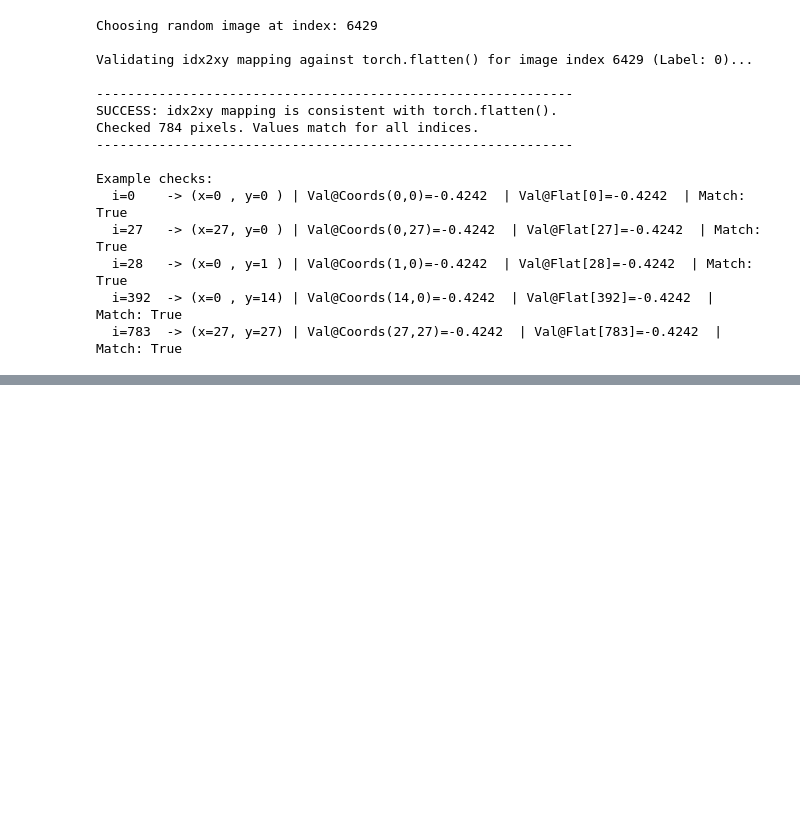
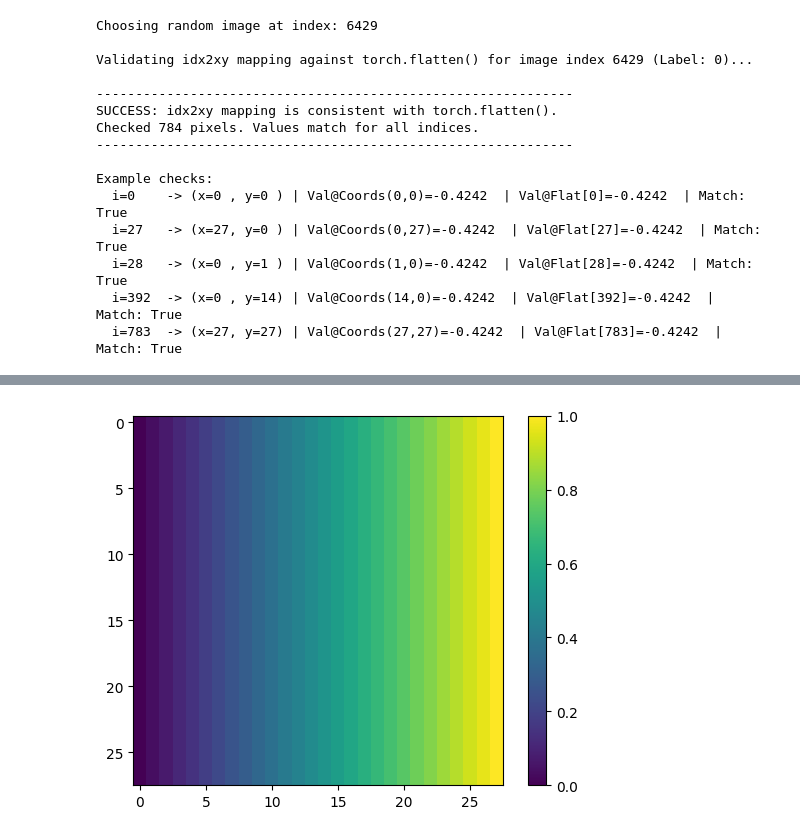
Before and after one commit to entropicbloom/intentionality, a Jupyter notebook: underlying/underlying_model_weights_analysis.ipynb, the cells around one changed output, grey strips where cells are left out. Drawn from its saved outputs; the diff is of its cells as text; code cells hidden in the pictures; blank space fills up the shorter version.

```diff
--- a/underlying/underlying_model_weights_analysis.ipynb
+++ b/underlying/underlying_model_weights_analysis.ipynb
@@ -404,0 +436,18 @@ Shape of pixel_magnitudes: torch.Size([784])
+# %%
+def create_lr_gradient_vector(w=28):
+  """Generates a vector for a left-to-right gradient (0.0=left, 1.0=right)."""
+  # Create a grid where the value is just the x-coordinate
+  # 'indexing='xy'' ensures x varies along columns (left-to-right)
+  x, _ = np.meshgrid(np.arange(w), np.arange(w), indexing='xy')
+
+  # Normalize x-coordinate to be between 0.0 and 1.0
+  # Add epsilon for the case w=1 to avoid division by zero
+  norm_factor = float(w - 1) + 1e-9
+  pixel_map_2d = x / norm_factor
+
+  # Ensure values are clipped just in case and flatten to 1D vector
+  return np.clip(pixel_map_2d, 0.0, 1.0).flatten()
+
+display_pixel_map(create_lr_gradient_vector())
+# %% [output]
+[figure, added]
```
Also changed, not shown: parts of 3 cells of this notebook.
